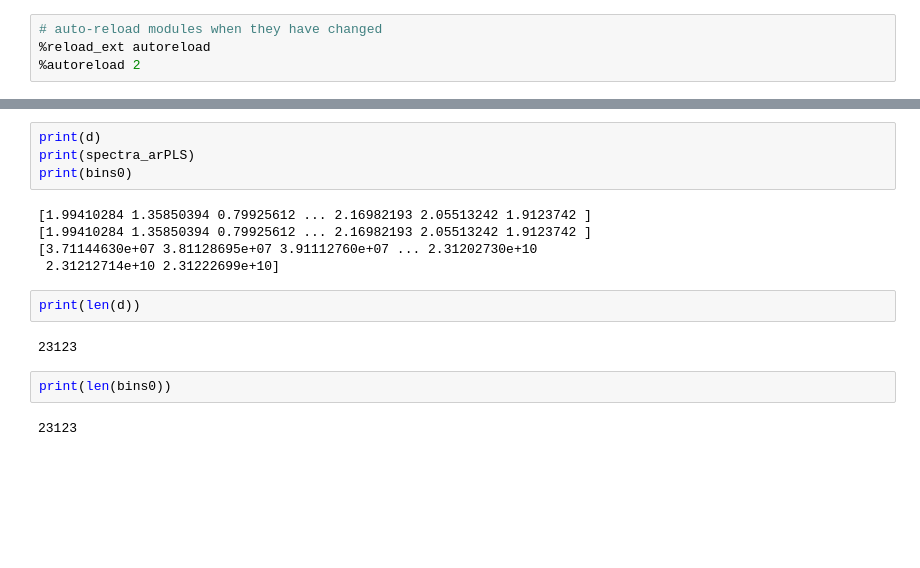
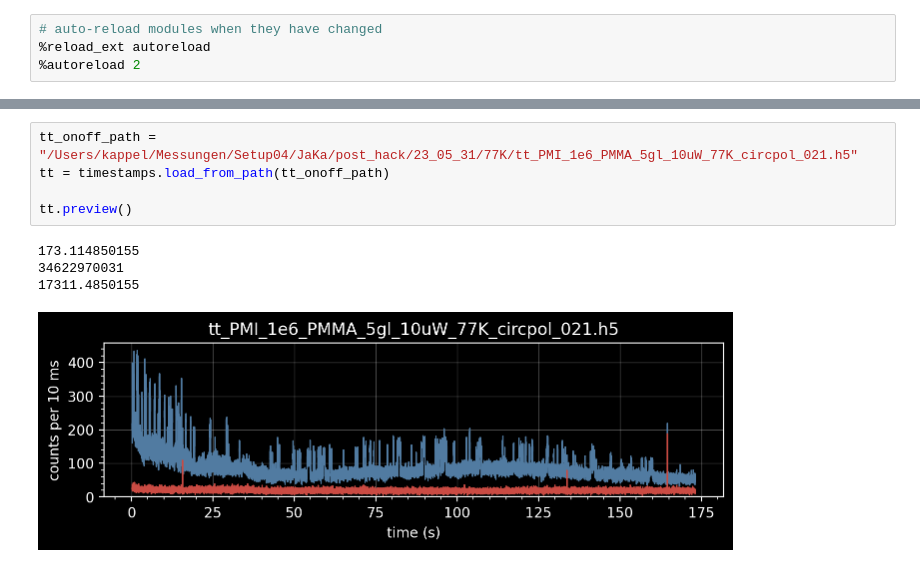
Before and after one commit to JKL453/s04-utils, a Jupyter notebook: on_off.ipynb, the cells around one changed output, grey strips where cells are left out. Drawn from its saved outputs; the diff is of its cells as text; blank space fills up the shorter version.

```diff
--- a/on_off.ipynb
+++ b/on_off.ipynb
@@ -216,19 +134,12 @@ BokehUserWarning: ColumnDataSource's columns must be of the same length. Current
 [interactive output not drawn]
 [interactive output not drawn]
-# %%
-print(d)
-print(spectra_arPLS)
-print(bins0)
-# %% [output]
-[1.99410284 1.35850394 0.79925612 ... 2.16982193 2.05513242 1.9123742 ]
-[1.99410284 1.35850394 0.79925612 ... 2.16982193 2.05513242 1.9123742 ]
-[3.71144630e+07 3.81128695e+07 3.91112760e+07 ... 2.31202730e+10
- 2.31212714e+10 2.31222699e+10]
-# %%
-print(len(d))
-# %% [output]
-23123
-# %%
-print(len(bins0))
-# %% [output]
-23123
+# %%
+tt_onoff_path = "/Users/kappel/Messungen/Setup04/JaKa/post_hack/23_05_31/77K/tt_PMI_1e6_PMMA_5gl_10uW_77K_circpol_021.h5"
+tt = timestamps.load_from_path(tt_onoff_path)
+
+tt.preview()
+# %% [output]
+173.114850155
+34622970031
+17311.4850155
+[figure, added]
```
Also changed, not shown: parts of 16 cells of this notebook, 9 other files.
